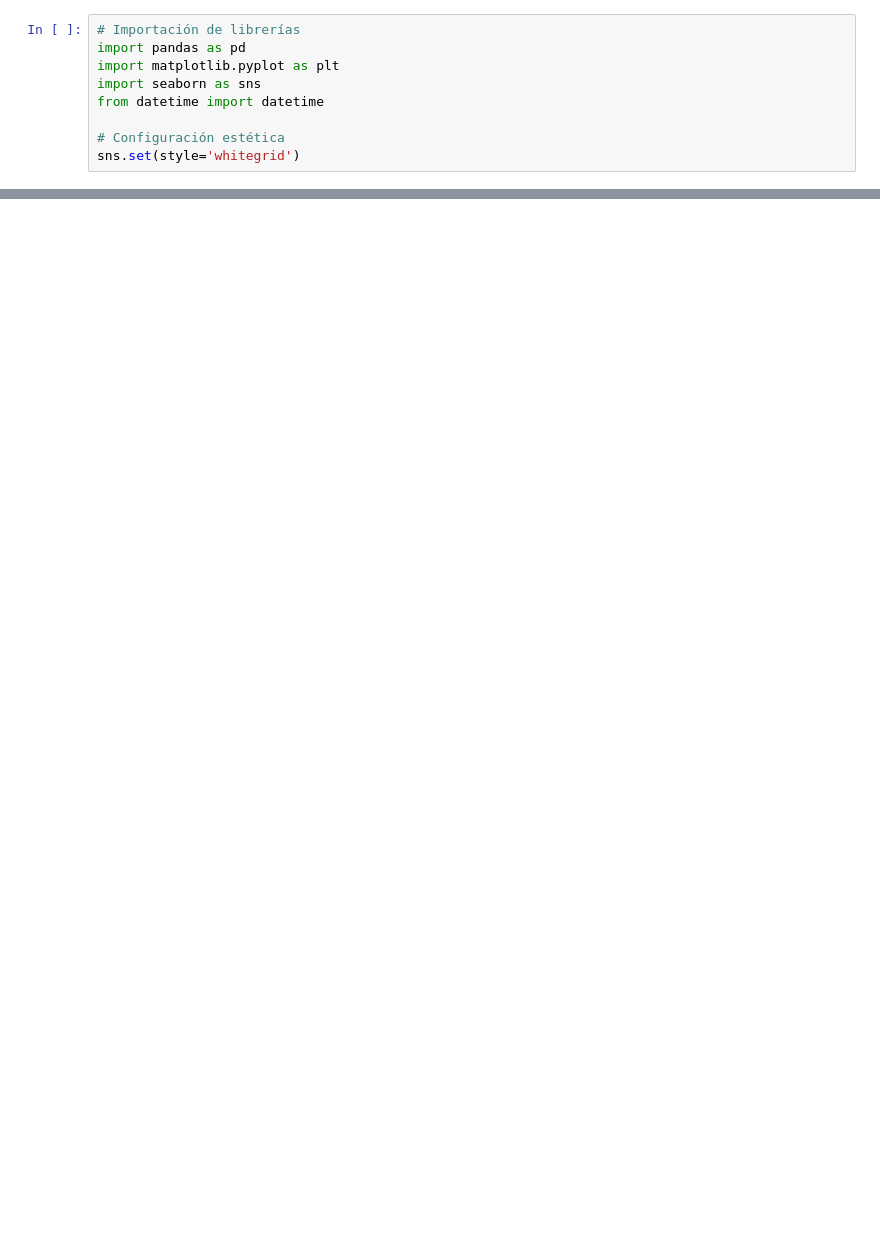
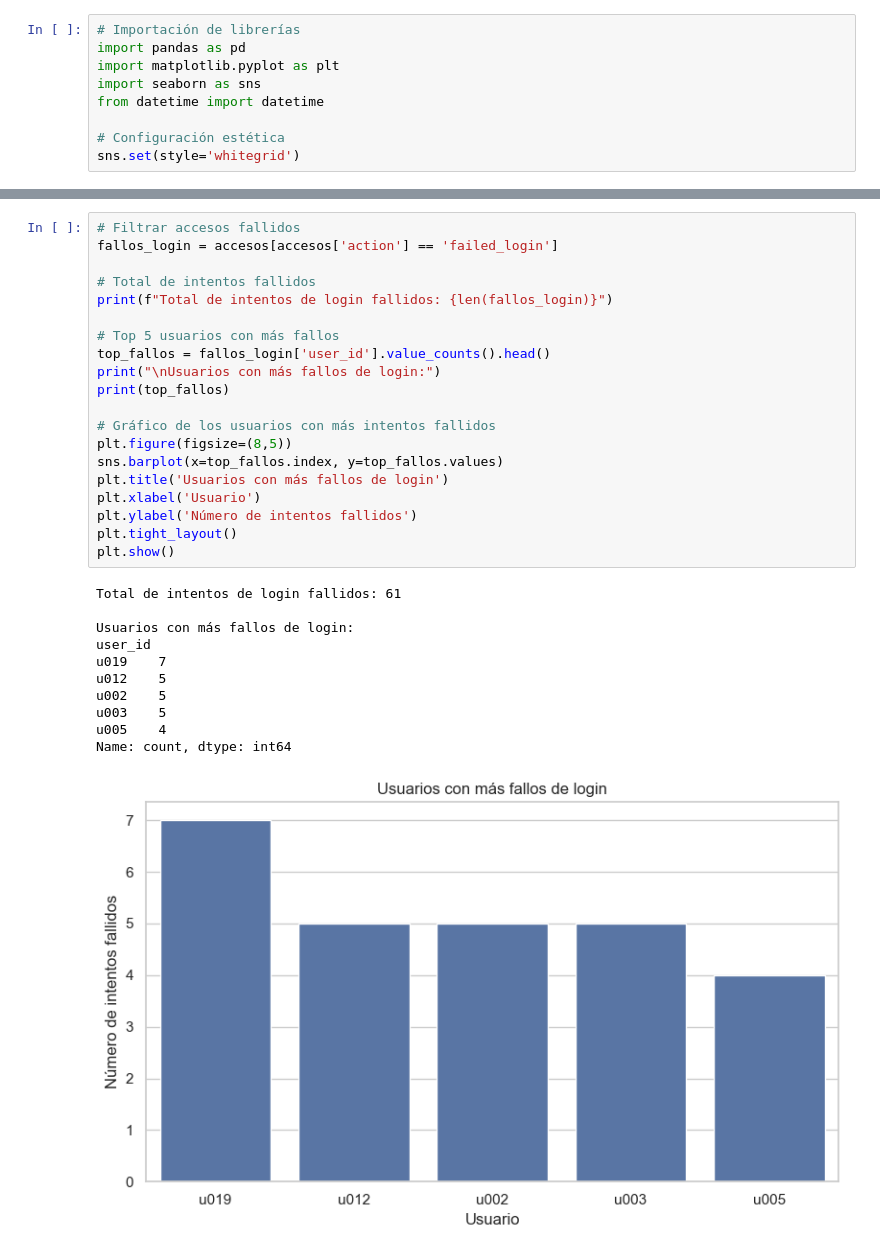
Before and after one commit to jordicapsi/auditoria-it-simulada, a Jupyter notebook: auditoria_accesos.ipynb, the cells around one changed output, grey strips where cells are left out. Drawn from its saved outputs; the diff is of its cells as text; blank space fills up the shorter version.

```diff
--- a/auditoria_accesos.ipynb
+++ b/auditoria_accesos.ipynb
@@ -38,0 +147,32 @@ fallos_login['user_id'].value_counts().head()
+# %%
+# Filtrar accesos fallidos
+fallos_login = accesos[accesos['action'] == 'failed_login']
+
+# Total de intentos fallidos
+print(f"Total de intentos de login fallidos: {len(fallos_login)}")
+
+# Top 5 usuarios con más fallos
+top_fallos = fallos_login['user_id'].value_counts().head()
+print("\nUsuarios con más fallos de login:")
+print(top_fallos)
+
+# Gráfico de los usuarios con más intentos fallidos
+plt.figure(figsize=(8,5))
+sns.barplot(x=top_fallos.index, y=top_fallos.values)
+plt.title('Usuarios con más fallos de login')
+plt.xlabel('Usuario')
+plt.ylabel('Número de intentos fallidos')
+plt.tight_layout()
+plt.show()
+# %% [output]
+Total de intentos de login fallidos: 61
+
+Usuarios con más fallos de login:
+user_id
+u019    7
+u012    5
+u002    5
+u003    5
+u005    4
+Name: count, dtype: int64
+[figure, added]
```
Also changed, not shown: parts of 17 cells of this notebook.
